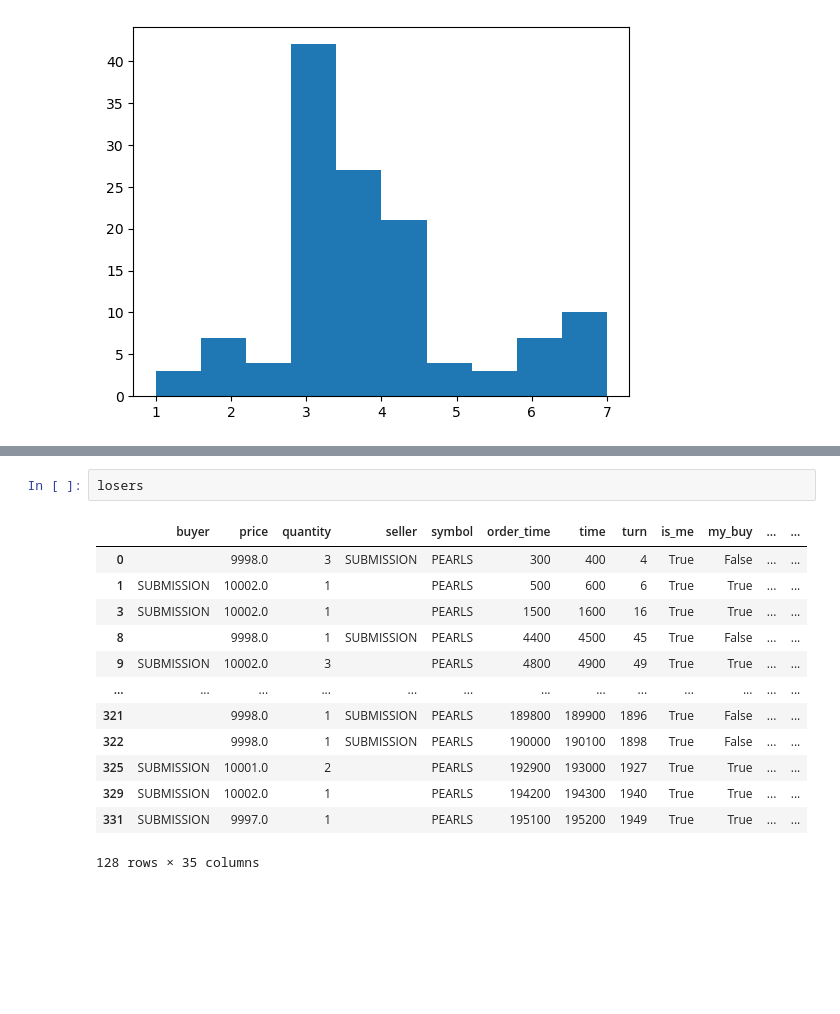
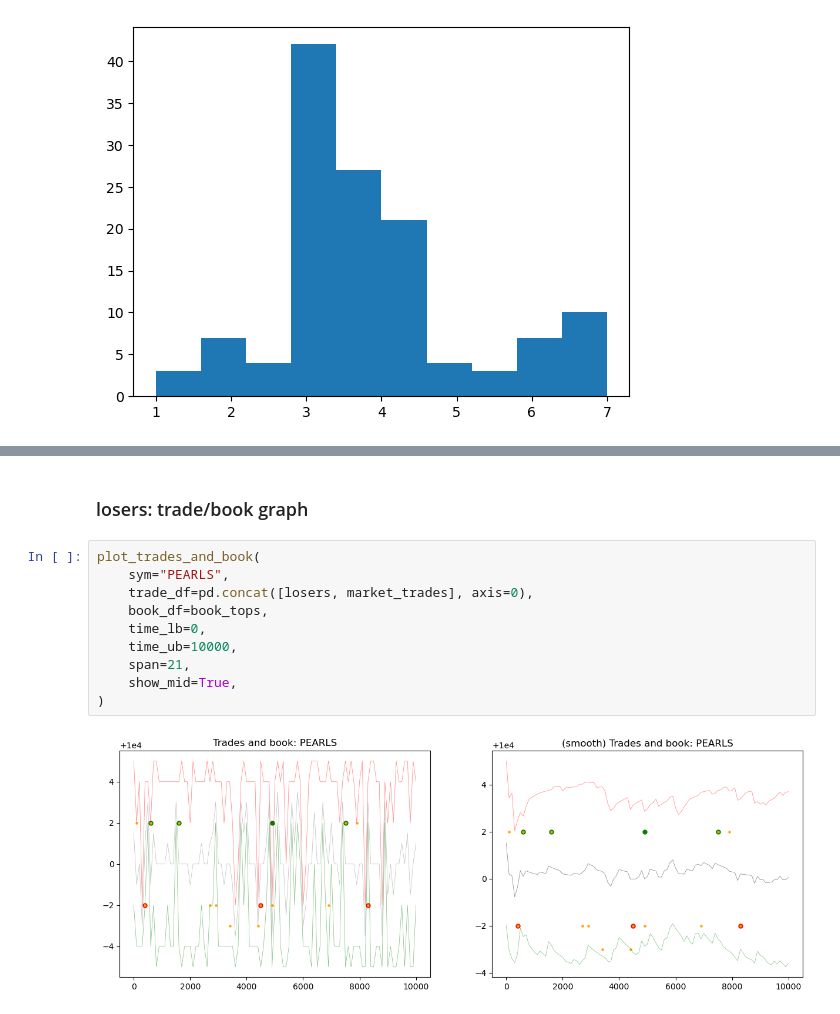
Before and after one commit to rzhan11/IMCTradingComp23, a Jupyter notebook: nbs/exploration-Copy4.ipynb, the cells around one changed output, grey strips where cells are left out. Saved outputs shown, nothing was run; the diff lists cells and outputs as text; blank space fills up the shorter version.

```diff
--- a/nbs/exploration-Copy4.ipynb
+++ b/nbs/exploration-Copy4.ipynb
@@ -733,16 +757,14 @@ plot_trades_and_book(
-# %%
-losers
-# %% [output]
-|  | buyer | price | quantity | seller | symbol | order_time | time | turn | is_me | my_buy | ... | ... |
-| 0 |  | 9998.0 | 3 | SUBMISSION | PEARLS | 300 | 400 | 4 | True | False | ... | ... |
-| 1 | SUBMISSION | 10002.0 | 1 |  | PEARLS | 500 | 600 | 6 | True | True | ... | ... |
-| 3 | SUBMISSION | 10002.0 | 1 |  | PEARLS | 1500 | 1600 | 16 | True | True | ... | ... |
-| 8 |  | 9998.0 | 1 | SUBMISSION | PEARLS | 4400 | 4500 | 45 | True | False | ... | ... |
-| 9 | SUBMISSION | 10002.0 | 3 |  | PEARLS | 4800 | 4900 | 49 | True | True | ... | ... |
-| ... | ... | ... | ... | ... | ... | ... | ... | ... | ... | ... | ... | ... |
-| 321 |  | 9998.0 | 1 | SUBMISSION | PEARLS | 189800 | 189900 | 1896 | True | False | ... | ... |
-| 322 |  | 9998.0 | 1 | SUBMISSION | PEARLS | 190000 | 190100 | 1898 | True | False | ... | ... |
-| 325 | SUBMISSION | 10001.0 | 2 |  | PEARLS | 192900 | 193000 | 1927 | True | True | ... | ... |
-| 329 | SUBMISSION | 10002.0 | 1 |  | PEARLS | 194200 | 194300 | 1940 | True | True | ... | ... |
-| 331 | SUBMISSION | 9997.0 | 1 |  | PEARLS | 195100 | 195200 | 1949 | True | True | ... | ... |
-128 rows × 35 columns
+# %% [markdown]
+### losers: trade/book graph
+# %%
+plot_trades_and_book(
+    sym="PEARLS",
+    trade_df=pd.concat([losers, market_trades], axis=0),
+    book_df=book_tops,
+    time_lb=0,
+    time_ub=10000,
+    span=21,
+    show_mid=True,
+)
+# %% [output]
+[figure, added]
```
Also changed, not shown: parts of 59 cells of this notebook.
